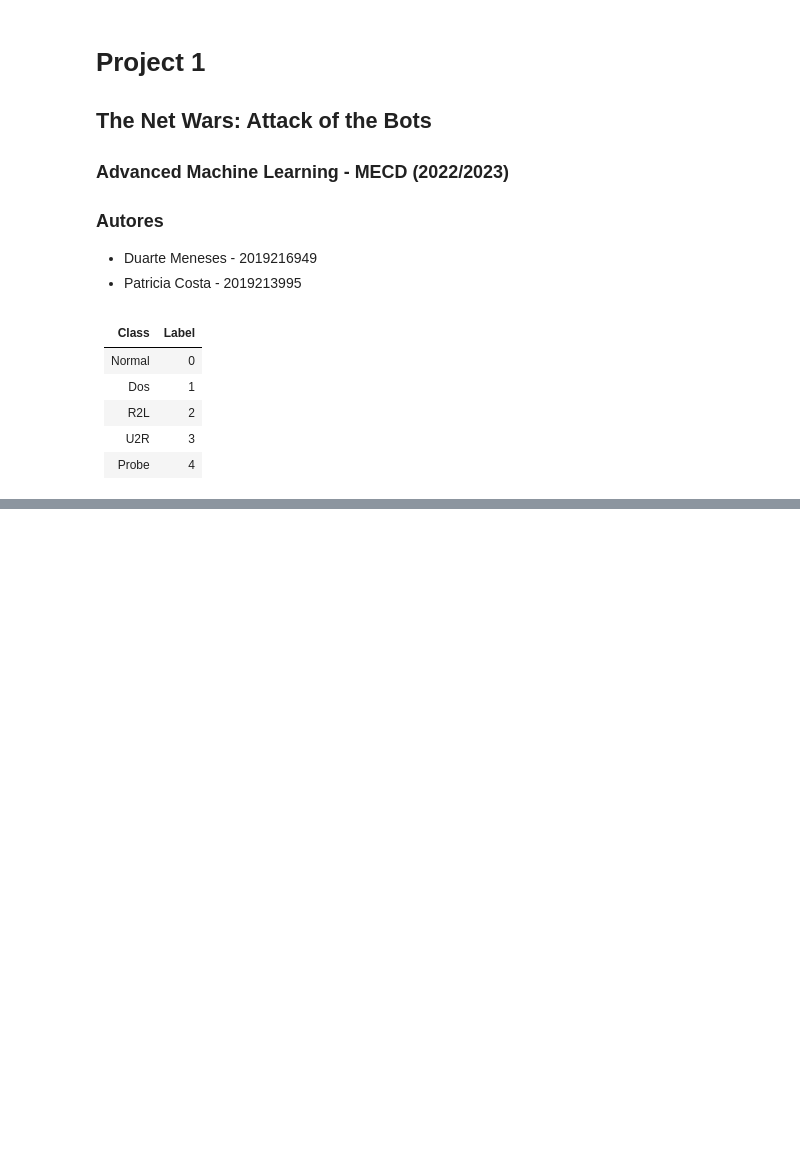
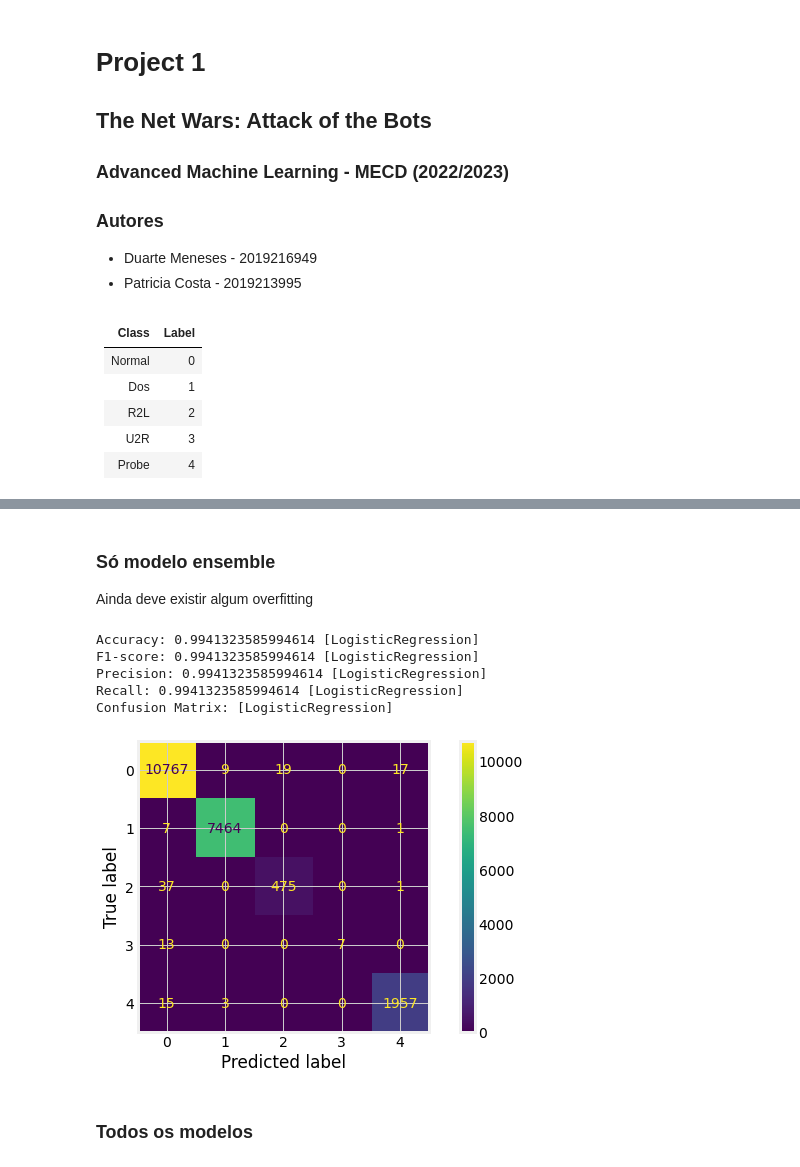
Before and after one commit to patii01/ACA-Project, a Jupyter notebook: ensembles.ipynb, the cells around one changed output, grey strips where cells are left out. Cells and saved outputs as stored; diff of their text form; code cells hidden in the pictures; blank space fills up the shorter version.

```diff
--- a/ensembles.ipynb
+++ b/ensembles.ipynb
@@ -35,2 +36,4 @@ test_students = pd.read_csv(PATH_TO_DATA + 'test_students.csv')
 
 train_students = pd.read_csv(PATH_TO_DATA + 'train_students.csv')
+# %%
+test_students = test_students.drop('SampleID', axis=1)
@@ -37,4 +63,10 @@ train_students = pd.read_csv(PATH_TO_DATA + 'train_students.csv')
 # %%
 train_students = pd.get_dummies(train_students, columns=['protocol_type'], drop_first=True)
-train_students = pd.get_dummies(train_students, columns=['service'], drop_first=True)
+train_students = train_students.drop('service', axis=1)
+#train_students = pd.get_dummies(train_students, columns=['service'], drop_first=True)
 train_students= pd.get_dummies(train_students, columns=['flag'], drop_first=True)
+
+test_students = pd.get_dummies(test_students, columns=['protocol_type'], drop_first=True)
+test_students = test_students.drop('service', axis=1)
+#test_students = pd.get_dummies(test_students, columns=['service'], drop_first=True)
+test_students= pd.get_dummies(test_students, columns=['flag'], drop_first=True)
@@ -151,0 +150,2 @@ VotingClassifier 0.8644736209301207
+# %%
+pred = ensemble.predict(test_students)
@@ -151,0 +171,24 @@ VotingClassifier 0.8644736209301207
+# %% [markdown]
+### Só modelo ensemble
+
+Ainda deve existir algum overfitting
+# %%
+from sklearn.metrics import accuracy_score, f1_score, precision_score, recall_score, confusion_matrix, ConfusionMatrixDisplay
+
+print(f'Accuracy: {accuracy_score(y_test, pred)} [{name}]')
+print(f'F1-score: {f1_score(y_test, pred, average="micro")} [{name}]')
+print(f'Precision: {precision_score(y_test, pred, average="micro")} [{name}]')
+print(f'Recall: {recall_score(y_test, pred, average="micro")} [{name}]')
+print(f'Confusion Matrix: [{name}]')
+conf_m = ConfusionMatrixDisplay(confusion_matrix = confusion_matrix(y_test, pred), display_labels=[0,1,2,3,4])
+conf_m.plot()
+plt.show()
+# %% [output]
+Accuracy: 0.9941323585994614 [LogisticRegression]
+F1-score: 0.9941323585994614 [LogisticRegression]
+Precision: 0.9941323585994614 [LogisticRegression]
+Recall: 0.9941323585994614 [LogisticRegression]
+Confusion Matrix: [LogisticRegression]
+[figure, added]
+# %% [markdown]
+### Todos os modelos
```
Also changed, not shown: parts of 14 cells of this notebook, 2 other files.
